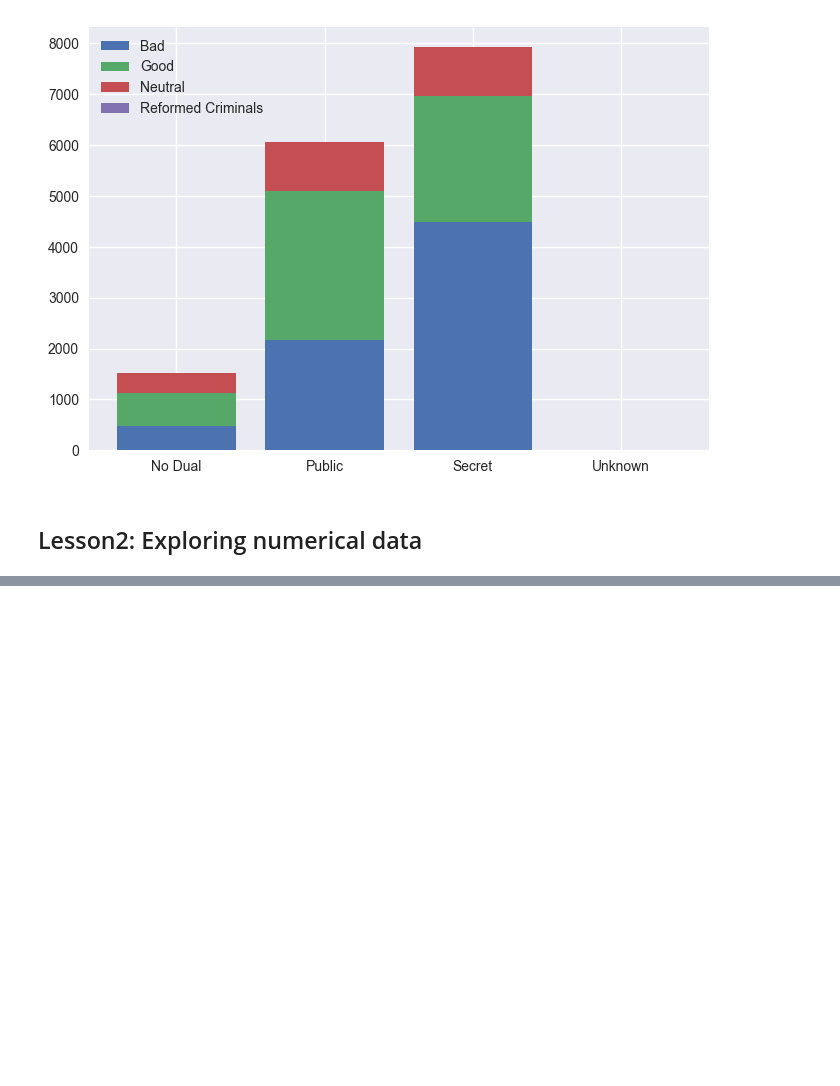
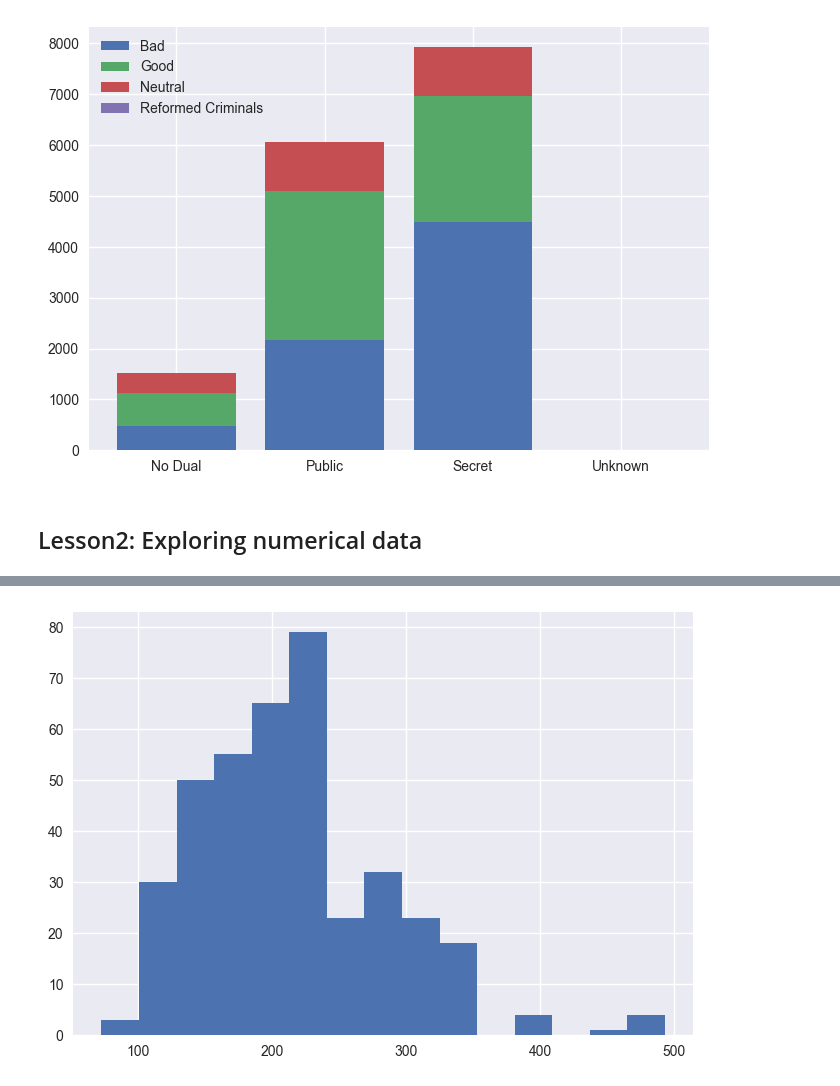
Before and after one commit to delu86/OpenIntro_Stats, a Jupyter notebook: Tut2_Exploratory_data_analysis.ipynb, the cells around one changed output, grey strips where cells are left out. Saved outputs shown, nothing was run; the diff lists cells and outputs as text; code cells hidden in the pictures; blank space fills up the shorter version.

```diff
--- a/Tut2_Exploratory_data_analysis.ipynb
+++ b/Tut2_Exploratory_data_analysis.ipynb
@@ -96,0 +131,5 @@ plt.legend()
+# %%
+plt.hist(df_cars['Horsepower(HP)'],bins=15,histtype='bar')
+plt.show()
+# %% [output]
+[figure, added]
```
Also changed, not shown: parts of 6 cells of this notebook, 2 other files.
